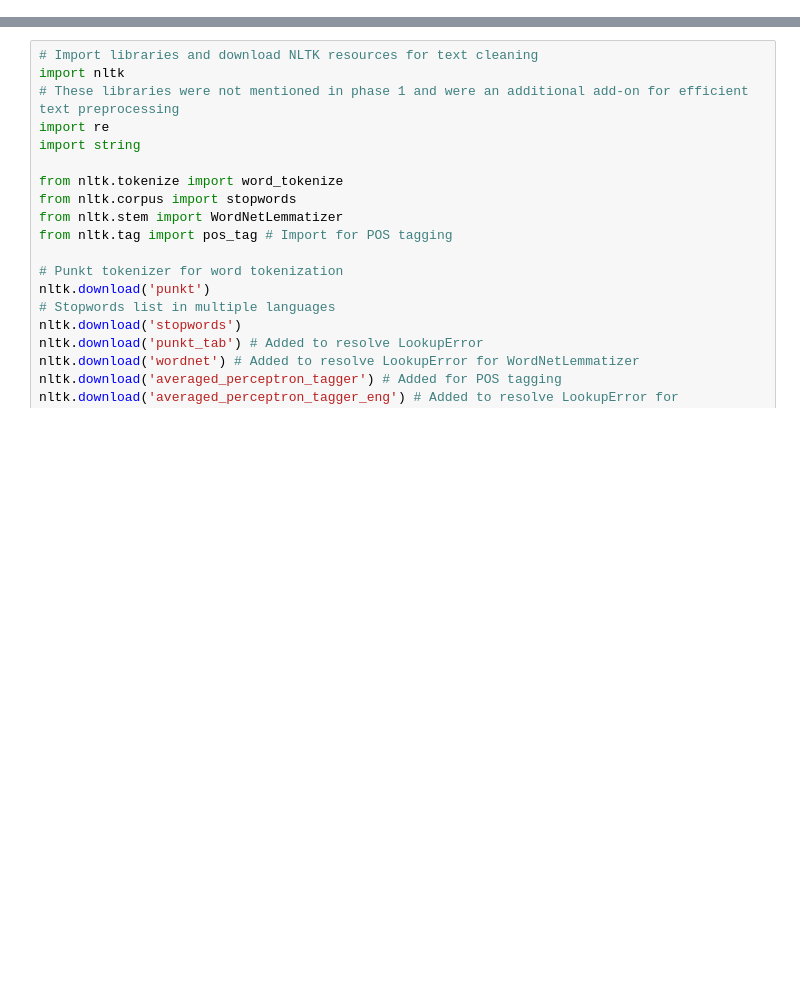
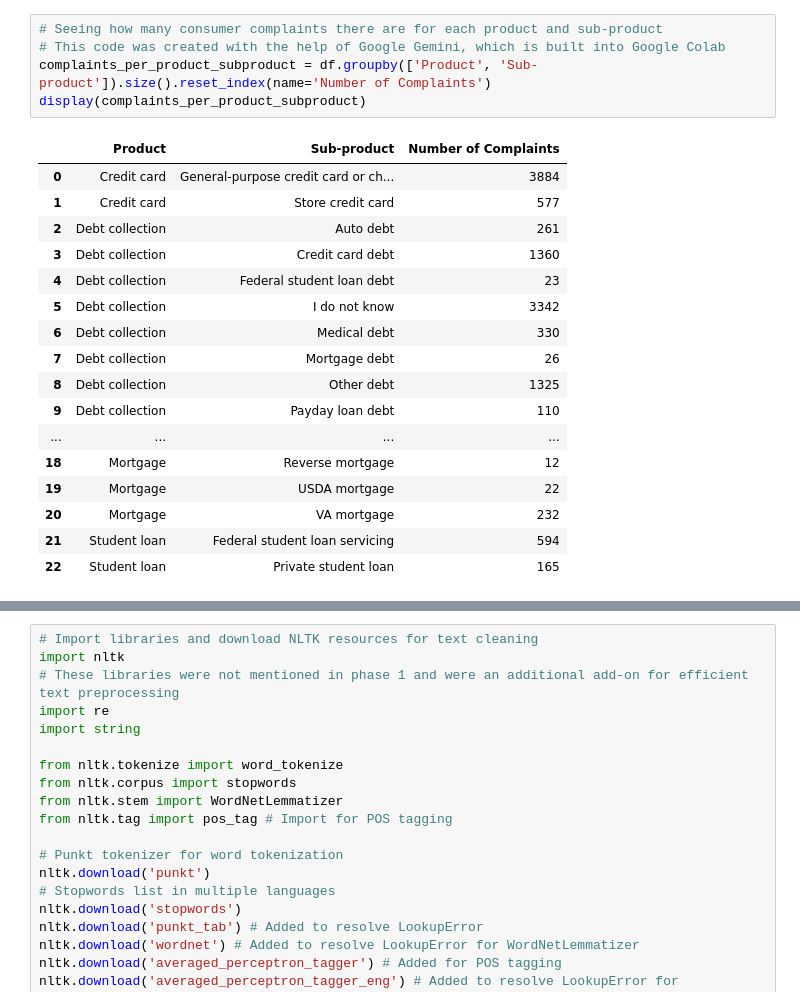
Before and after one commit to melaniedaniel7/CFPB-Text-Analysis-Using-NLP-Techniques, a Jupyter notebook: Text_Cleaning.ipynb, the cells around one changed output, grey strips where cells are left out. Saved outputs shown, nothing was run; the diff lists cells and outputs as text; blank space fills up the shorter version.

```diff
--- a/Text_Cleaning.ipynb
+++ b/Text_Cleaning.ipynb
@@ -43,0 +65,23 @@ df.columns
+# %%
+# Seeing how many consumer complaints there are for each product and sub-product
+# This code was created with the help of Google Gemini, which is built into Google Colab
+complaints_per_product_subproduct = df.groupby(['Product', 'Sub-product']).size().reset_index(name='Number of Complaints')
+display(complaints_per_product_subproduct)
+# %% [output]
+|  | Product | Sub-product | Number of Complaints |
+| 0 | Credit card | General-purpose credit card or ch... | 3884 |
+| 1 | Credit card | Store credit card | 577 |
+| 2 | Debt collection | Auto debt | 261 |
+| 3 | Debt collection | Credit card debt | 1360 |
+| 4 | Debt collection | Federal student loan debt | 23 |
+| 5 | Debt collection | I do not know | 3342 |
+| 6 | Debt collection | Medical debt | 330 |
+| 7 | Debt collection | Mortgage debt | 26 |
+| 8 | Debt collection | Other debt | 1325 |
+| 9 | Debt collection | Payday loan debt | 110 |
+| ... | ... | ... | ... |
+| 18 | Mortgage | Reverse mortgage | 12 |
+| 19 | Mortgage | USDA mortgage | 22 |
+| 20 | Mortgage | VA mortgage | 232 |
+| 21 | Student loan | Federal student loan servicing | 594 |
+| 22 | Student loan | Private student loan | 165 |
```
Also changed, not shown: parts of 18 cells of this notebook.
